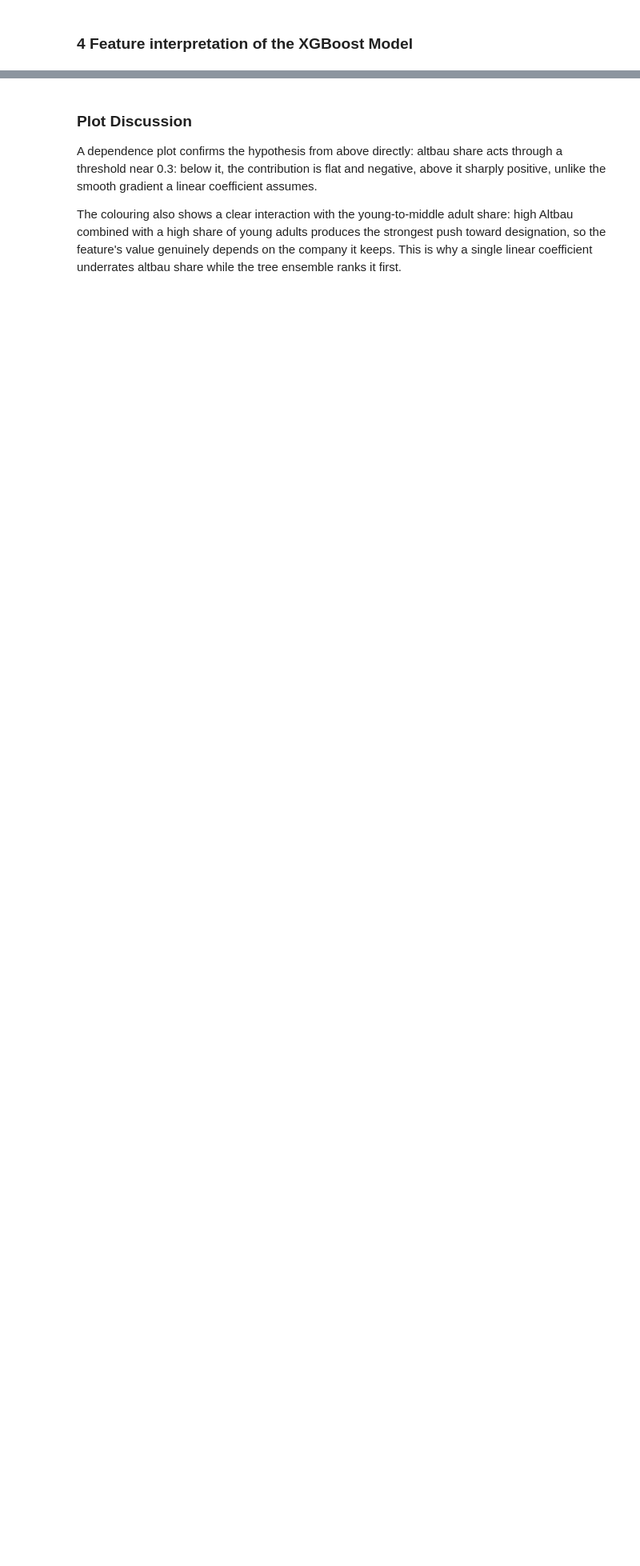
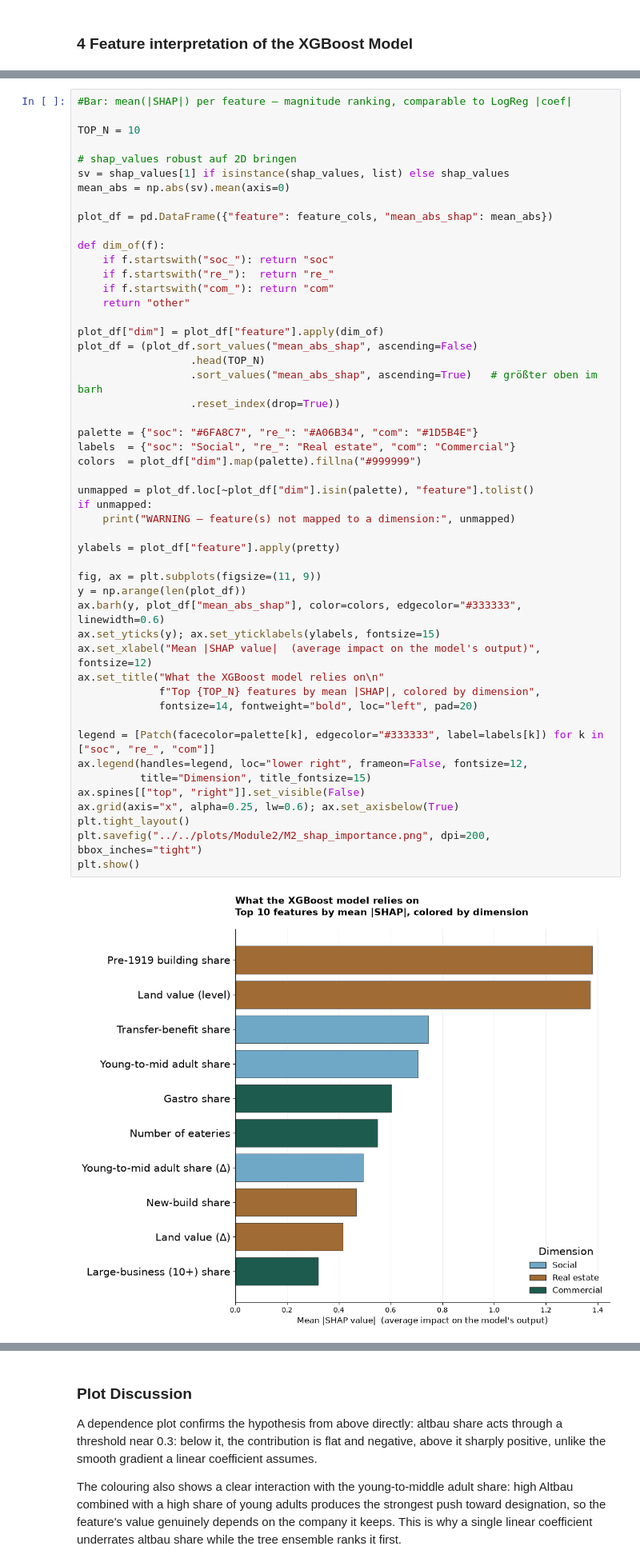
Before and after one commit to mshlg/capstone-kiezkeeper, a Jupyter notebook: notebooks/Module2_classification/NB2_XGBoost.ipynb, the cells around one changed output, grey strips where cells are left out. Shown at 80% size. Cells and saved outputs as stored; diff of their text form; blank space fills up the shorter version.

```diff
--- a/notebooks/Module2_classification/NB2_XGBoost.ipynb
+++ b/notebooks/Module2_classification/NB2_XGBoost.ipynb
@@ -295,3 +287,55 @@ plt.show()
+# %%
+#Bar: mean(|SHAP|) per feature — magnitude ranking, comparable to LogReg |coef|
+
+TOP_N = 10
+
+# shap_values robust auf 2D bringen
+sv = shap_values[1] if isinstance(shap_values, list) else shap_values
+mean_abs = np.abs(sv).mean(axis=0)
+
+plot_df = pd.DataFrame({"feature": feature_cols, "mean_abs_shap": mean_abs})
+
+def dim_of(f):
+    if f.startswith("soc_"): return "soc"
+    if f.startswith("re_"):  return "re_"
+    if f.startswith("com_"): return "com"
+    return "other"
+
+plot_df["dim"] = plot_df["feature"].apply(dim_of)
+plot_df = (plot_df.sort_values("mean_abs_shap", ascending=False)
+                  .head(TOP_N)
+                  .sort_values("mean_abs_shap", ascending=True)   # größter oben im barh
+                  .reset_index(drop=True))
+
+palette = {"soc": "#6FA8C7", "re_": "#A06B34", "com": "#1D5B4E"}
+labels  = {"soc": "Social", "re_": "Real estate", "com": "Commercial"}
+colors  = plot_df["dim"].map(palette).fillna("#999999")
+
+unmapped = plot_df.loc[~plot_df["dim"].isin(palette), "feature"].tolist()
+if unmapped:
+    print("WARNING — feature(s) not mapped to a dimension:", unmapped)
+
+ylabels = plot_df["feature"].apply(pretty)
+
+fig, ax = plt.subplots(figsize=(11, 9))
+y = np.arange(len(plot_df))
+ax.barh(y, plot_df["mean_abs_shap"], color=colors, edgecolor="#333333", linewidth=0.6)
+ax.set_yticks(y); ax.set_yticklabels(ylabels, fontsize=15)
+ax.set_xlabel("Mean |SHAP value|  (average impact on the model's output)", fontsize=12)
+ax.set_title("What the XGBoost model relies on\n"
+             f"Top {TOP_N} features by mean |SHAP|, colored by dimension",
+             fontsize=14, fontweight="bold", loc="left", pad=20)
+
+legend = [Patch(facecolor=palette[k], edgecolor="#333333", label=labels[k]) for k in ["soc", "re_", "com"]]
+ax.legend(handles=legend, loc="lower right", frameon=False, fontsize=12,
+          title="Dimension", title_fontsize=15)
+ax.spines[["top", "right"]].set_visible(False)
+ax.grid(axis="x", alpha=0.25, lw=0.6); ax.set_axisbelow(True)
+plt.tight_layout()
+plt.savefig("../../plots/Module2/M2_shap_importance.png", dpi=200, bbox_inches="tight")
+plt.show()
+# %% [output]
+[figure, added]
 # %% [markdown]
 ### Result Discussion - SHAP Magnitude
 
```
Also changed, not shown: parts of 8 cells of this notebook, 7 other files.
